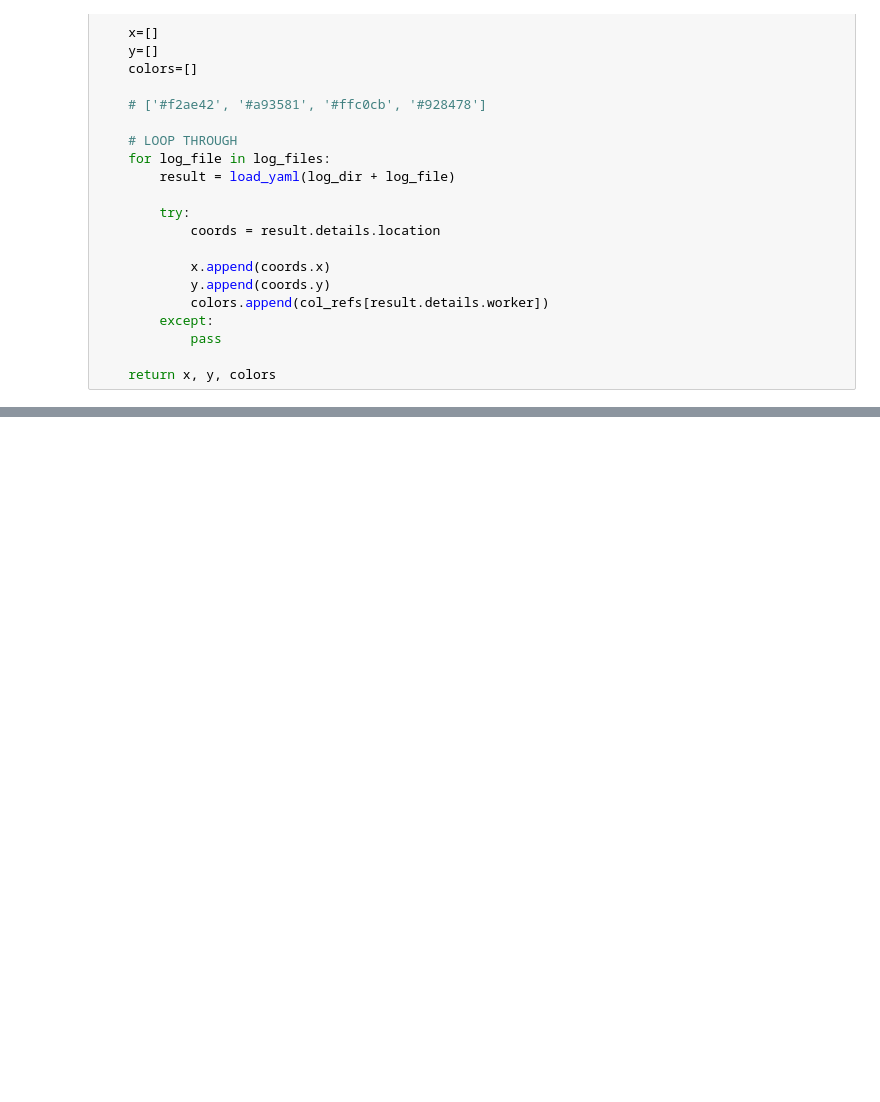
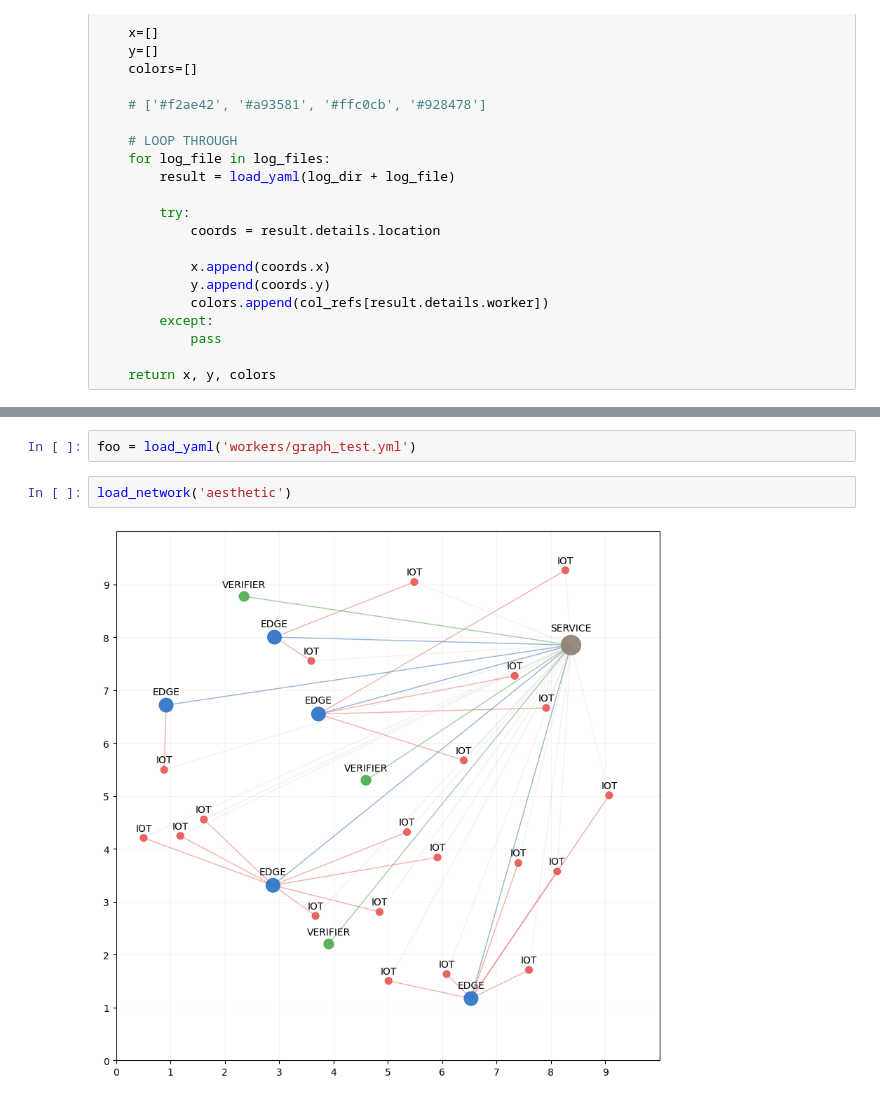
Before and after one commit to wickstjo/arcada-audit-trail, a Jupyter notebook: maps.ipynb, the cells around one changed output, grey strips where cells are left out. Cells and saved outputs as stored; diff of their text form; blank space fills up the shorter version.

```diff
--- a/maps.ipynb
+++ b/maps.ipynb
@@ -217,0 +324,6 @@ create_map(20, 5, 3)
+# %%
+foo = load_yaml('workers/graph_test.yml')
+# %%
+load_network('aesthetic')
+# %% [output]
+[figure, added]
```
Also changed, not shown: parts of 17 cells of this notebook, 6 other files.
